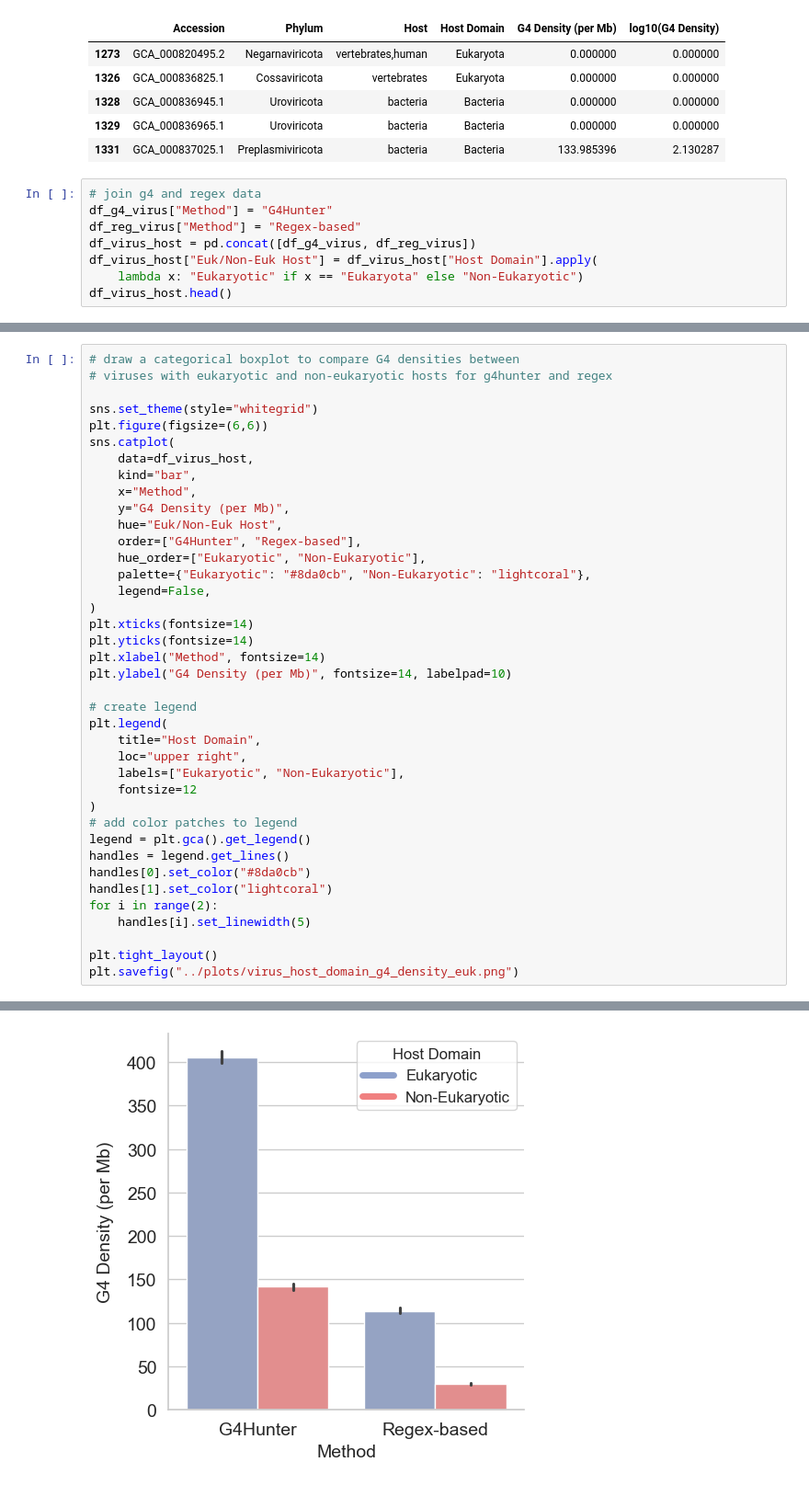
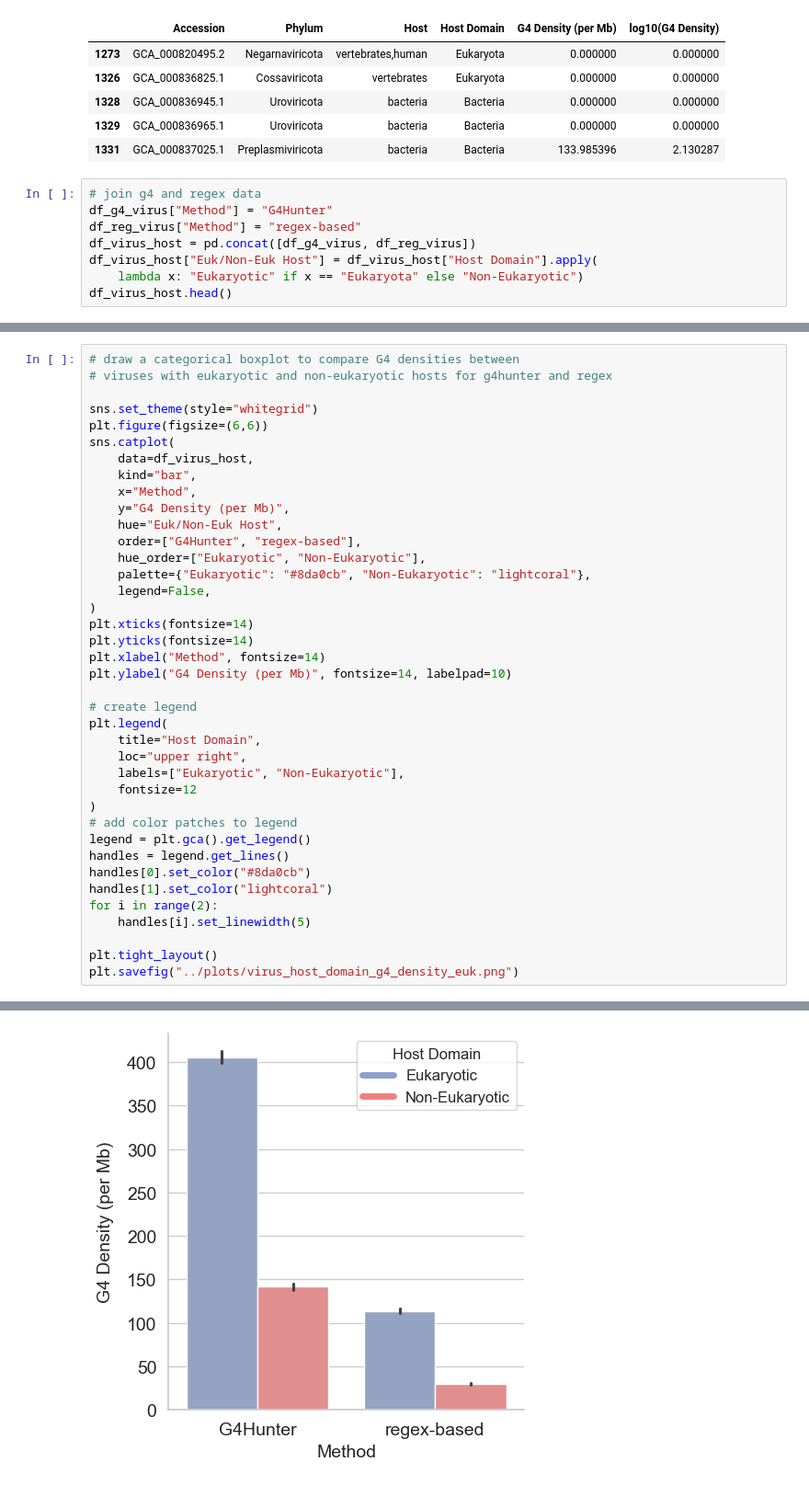
Before and after one commit to Georgakopoulos-Soares-lab/Quadrupia, a Jupyter notebook: notebooks/9_virus_host_g4_density_combined.ipynb, the cells around one changed output, grey strips where cells are left out. Shown at 92% size. Saved outputs shown, nothing was run; the diff lists cells and outputs as text.

```diff
--- a/notebooks/9_virus_host_g4_density_combined.ipynb
+++ b/notebooks/9_virus_host_g4_density_combined.ipynb
@@ -149,7 +149,7 @@ See the caveats in the documentation: https://pandas.pydata.org/pandas-docs/stab
 # %%
 # join g4 and regex data
 df_g4_virus["Method"] = "G4Hunter"
-df_reg_virus["Method"] = "Regex-based"
+df_reg_virus["Method"] = "regex-based"
 df_virus_host = pd.concat([df_g4_virus, df_reg_virus])
 df_virus_host["Euk/Non-Euk Host"] = df_virus_host["Host Domain"].apply(
     lambda x: "Eukaryotic" if x == "Eukaryota" else "Non-Eukaryotic")
@@ -199,36 +199,36 @@ sns.catplot(
     x="Method",
     y="G4 Density (per Mb)",
     hue="Euk/Non-Euk Host",
-    order=["G4Hunter", "Regex-based"],
+    order=["G4Hunter", "regex-based"],
     hue_order=["Eukaryotic", "Non-Eukaryotic"],
     palette={"Eukaryotic": "#8da0cb", "Non-Eukaryotic": "lightcoral"},
     legend=False,
 )
 plt.xticks(fontsize=14)
 plt.yticks(fontsize=14)
 plt.xlabel("Method", fontsize=14)
 plt.ylabel("G4 Density (per Mb)", fontsize=14, labelpad=10)
 
 # create legend
 plt.legend(
     title="Host Domain",
     loc="upper right",
     labels=["Eukaryotic", "Non-Eukaryotic"],
     fontsize=12
 )
 # add color patches to legend
 legend = plt.gca().get_legend()
 handles = legend.get_lines()
 handles[0].set_color("#8da0cb")
 handles[1].set_color("lightcoral")
 for i in range(2):
     handles[i].set_linewidth(5)
 
 plt.tight_layout()
 plt.savefig("../plots/virus_host_domain_g4_density_euk.png")
 # %% [output]
 <Figure size 600x600 with 0 Axes>
-[figure, old version]
+[figure, new version]
 # %%
 # export figure data
 df_virus_host_grouped = df_virus_host.groupby(["Method", "Euk/Non-Euk Host"]).agg({
```
Also changed, not shown: parts of 2 cells of this notebook, 3 other files.
